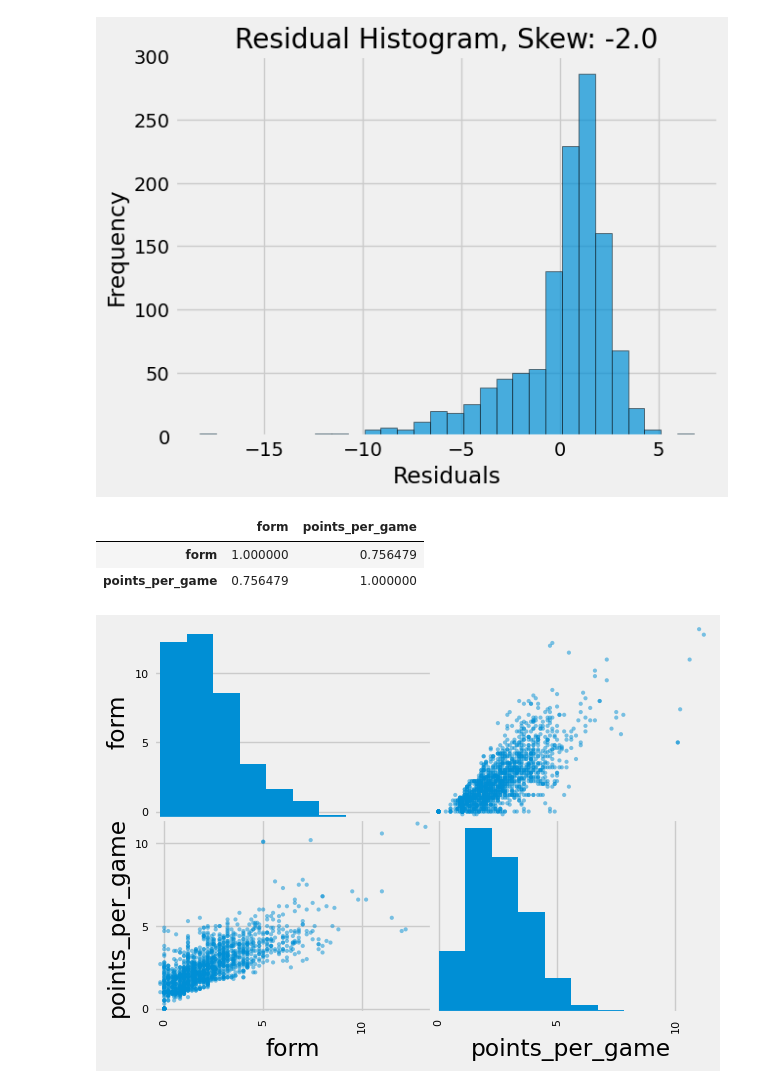
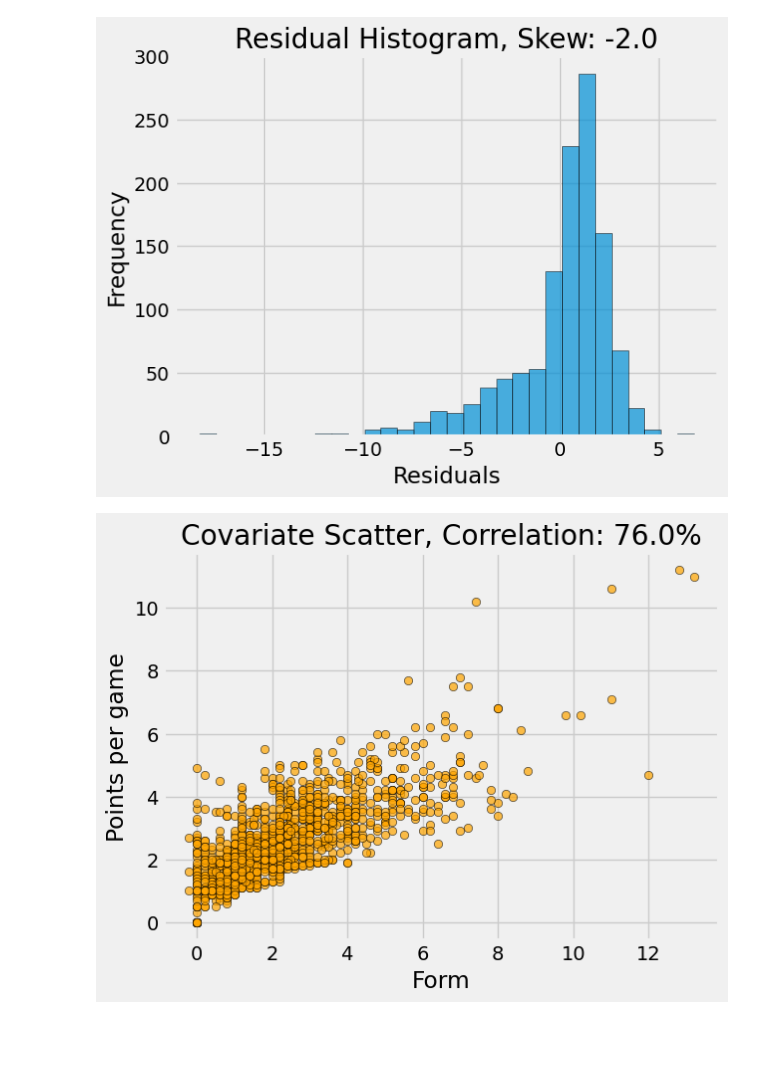
Before and after one commit to aav31/fpl-toolkit, a Jupyter notebook: regression.ipynb, the cells around one changed output. Saved outputs shown, nothing was run; the diff lists cells and outputs as text; code cells hidden in the pictures; blank space fills up the shorter version.

Commit message:
improved regression plots and discussion

```diff
--- a/regression.ipynb
+++ b/regression.ipynb
@@ -205,11 +219,18 @@ plt.show()
 # %% [output]
 [figure]
 # %%
-pd.plotting.scatter_matrix(df[["form", "points_per_game"]])
-df[["form", "points_per_game"]].corr()
+correlation_form_ppg = df["form"].corr(df["points_per_game"])
+plt.scatter(
+    df_train["form"],
+    df_train["points_per_game"],
+    color="orange",
+    edgecolor="k",
+    alpha=0.7,
+)
+plt.xlabel("Form")
+plt.ylabel("Points per game")
+plt.title(f"Covariate Scatter, Correlation: {100*round(correlation_form_ppg, 2)}%")
+plt.show()
 # %% [output]
-|  | form | points_per_game |
-| form | 1.000000 | 0.756479 |
-| points_per_game | 0.756479 | 1.000000 |
-[figure, old version]
+[figure, new version]
 # %%
```
Also changed, not shown: parts of 10 cells of this notebook, 1 other file.
